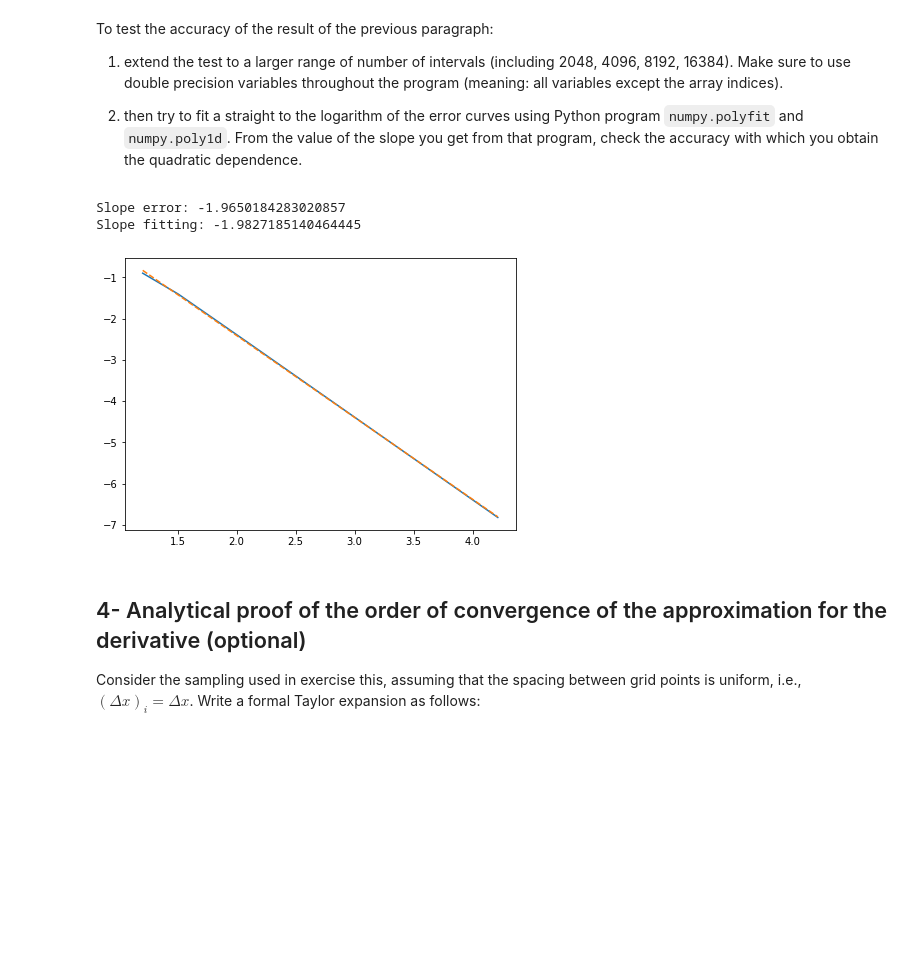
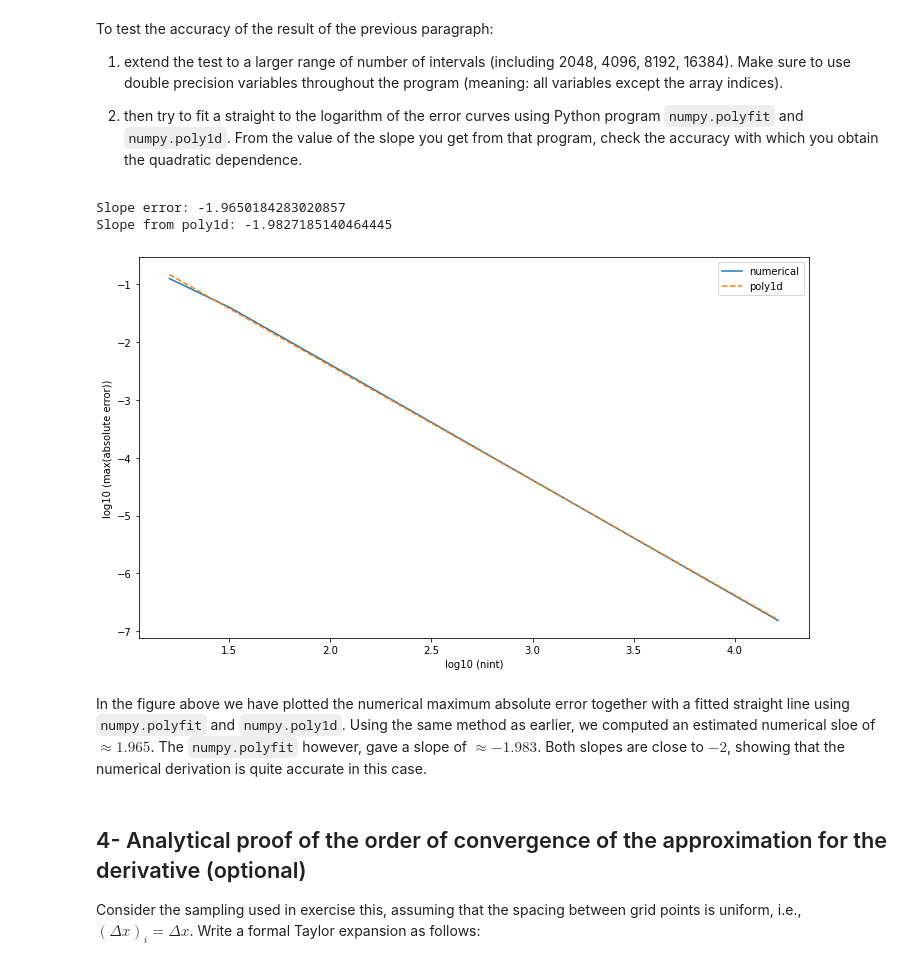
Before and after one commit to AST-Course/AST5110, a Jupyter notebook: ex_1a_v0.5.ipynb, the cells around one changed output. Cells and saved outputs as stored; diff of their text form; code cells hidden in the pictures; blank space fills up the shorter version.

```diff
--- a/ex_1a_v0.5.ipynb
+++ b/ex_1a_v0.5.ipynb
@@ -87,7 +94,7 @@ ModuleNotFoundError: No module named 'nm_lib'
 3. Repeat the foregoing, but now using $nint= 32$ and $nint= 16$ intervals to see how the approximation deteriorates. Thereafter, repeat the same process for 128 and 256 intervals, to see how it improves. Consider to use `plt.semilogy` for the error.
 # %%
 nint_list = [16, 32, 64, 128, 256]
-fig, ax = plt.subplots(5,2, figsize=(15,12))
+plt.figure(figsize=(12,7))
 
 
 for i in range(len(nint_list)):
@@ -100,16 +107,10 @@ for i in range(len(nint_list)):
 
     hp = nm.deriv_dnw(xx, h(xx))
 
-
-
-    ax[i,0].plot(xx[:-1], hp, label=f"num, nint = {nint_list[i]}")
-    ax[i,0].plot(xx, hp_analytical(xx+(xx[1]- xx[0])/2),"--" ,label="analytical")
-    ax[i,0].legend()
-
-    ax[i,1].semilogy(xx[:-1], np.abs(hp_analytical(xx+(xx[1]- xx[0])/2)[:-1] - hp), label=f"nint = {nint_list[i]}")
-    ax[i,1].legend()
-
-
+    plt.semilogy(xx[:-1], np.abs(hp_analytical(xx+(xx[1]- xx[0])/2)[:-1] - hp), label=f"nint = {nint_list[i]}")
+    plt.legend()
+    plt.xlabel("xx")
+    plt.ylabel("absolute error")
 
 plt.show()
 # %% [output]
@@ -158,41 +168,43 @@ To test the accuracy of the result of the previous paragraph:
 # %%
 
 nint_list3 = np.array([16, 32, 64, 128, 256, 512, 1024, 2048, 4096, 8192, 16384])
 diff_max = np.zeros(len(nint_list3))
-plt.figure(figsize=(7,5))
+plt.figure(figsize=(12,7))
 
 for i in range(len(nint_list3)):
 
 
     nump = nint_list3[i] +1
     x0 = -4.0
     xf = 10.0
     xx = np.arange(nump)/(nump-1.0)*(xf-x0) + x0
 
     hp_num = nm.deriv_dnw(xx, h(xx))
 
     hp_a = hp_analytical(xx+(xx[1]- xx[0])/2)
 
     diff = np.abs(hp_a[:-1] - hp_num)
     diff_max[i] = np.max(diff)
 
-
-
 p = np.polyfit(np.log10(nint_list3), np.log10(diff_max), 1)
 pol = np.poly1d(p)
 
 
 print("Slope error:",(np.log10(diff_max[0])-np.log10(diff_max[-1]))/(np.log10(nint_list3[0])-np.log10(nint_list3[-1])))
-print("Slope fitting:", p[0])
+print("Slope from poly1d:", p[0])
 
-plt.plot(np.log10(nint_list3), np.log10(diff_max))
-plt.plot(np.log10(nint_list3), pol(np.log10(nint_list3)), "--")
-
+plt.plot(np.log10(nint_list3), np.log10(diff_max), label="numerical")
+plt.plot(np.log10(nint_list3), pol(np.log10(nint_list3)), "--", label="poly1d")
+plt.xlabel("log10 (nint)")
+plt.ylabel("log10 (max(absolute error))")
+plt.legend()
 plt.show()
 # %% [output]
 Slope error: -1.9650184283020857
-Slope fitting: -1.9827185140464445
+Slope from poly1d: -1.9827185140464445
-[figure, old version]
+[figure, new version]
+# %% [markdown]
+In the figure above we have plotted the numerical maximum absolute error together with a fitted straight line using `numpy.polyfit` and `numpy.poly1d`. Using the same method as earlier, we computed an estimated numerical sloe of $\approx 1.965$. The `numpy.polyfit` however, gave a slope of $\approx -1.983$. Both slopes are close to $-2$, showing that the numerical derivation is quite accurate in this case.
 # %% [markdown]
 ## 4- Analytical proof of the order of convergence of the approximation for the derivative (optional)
 
```
Also changed, not shown: parts of 8 cells of this notebook.
